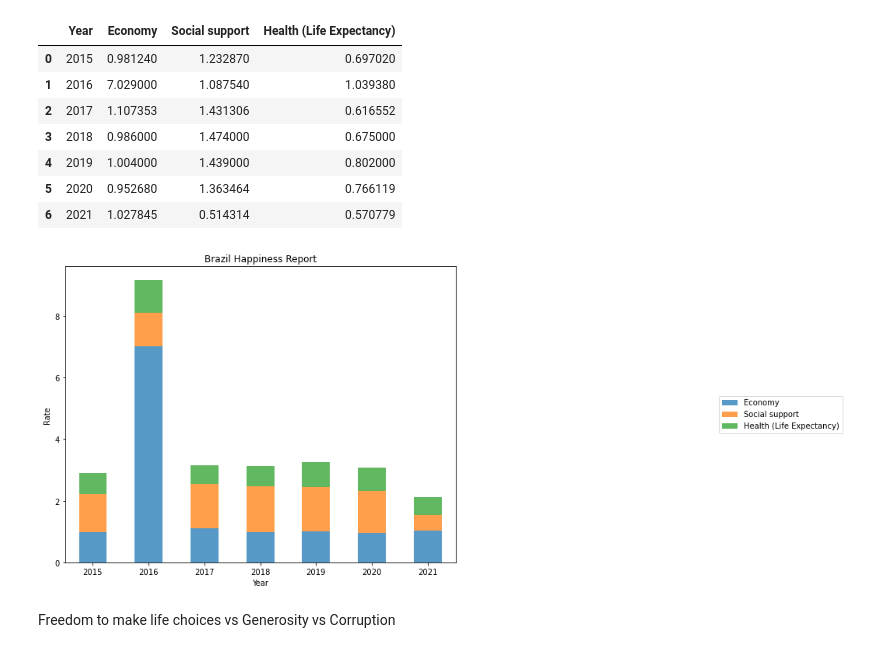
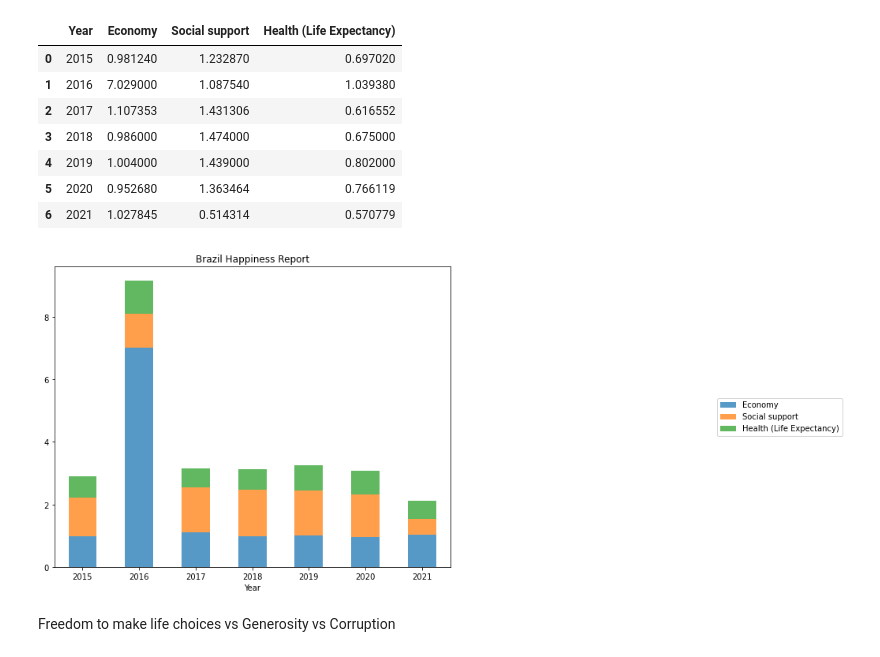
Before and after one commit to Trevor-Velez/project-1, a Jupyter notebook: Priya/Main.ipynb, the cells around one changed output. Saved outputs shown, nothing was run; the diff lists cells and outputs as text; code cells hidden in the pictures.

```diff
--- a/Priya/Main.ipynb
+++ b/Priya/Main.ipynb
@@ -159,15 +159,15 @@ support_GDP_Health
 # %%
 plot=support_GDP_Health.plot(x='Year', kind='bar', stacked=True,
         title='Brazil Happiness Report',figsize=(9,7),alpha =0.75)
 # SpecificData['Country'].sort_values(ascending=False)
 plt.legend(title='',bbox_to_anchor=(2,.5),loc='right')
 plt.xticks(rotation='horizontal')
 plt.xlabel("Year")
-plt.ylabel("Rate")
+# plt.ylabel("Rate")
 fig = plot.get_figure()
-fig.savefig("../Priya/Output/support_GDP_Health.png")
+fig.savefig("../Priya/Output/Support_Economy_Health.png")
 # %% [output]
-[figure, old version]
+[figure, new version]
 # %% [markdown]
 Freedom to make life choices vs Generosity vs Corruption
 # %%
```
Also changed, not shown: 1 other file.
